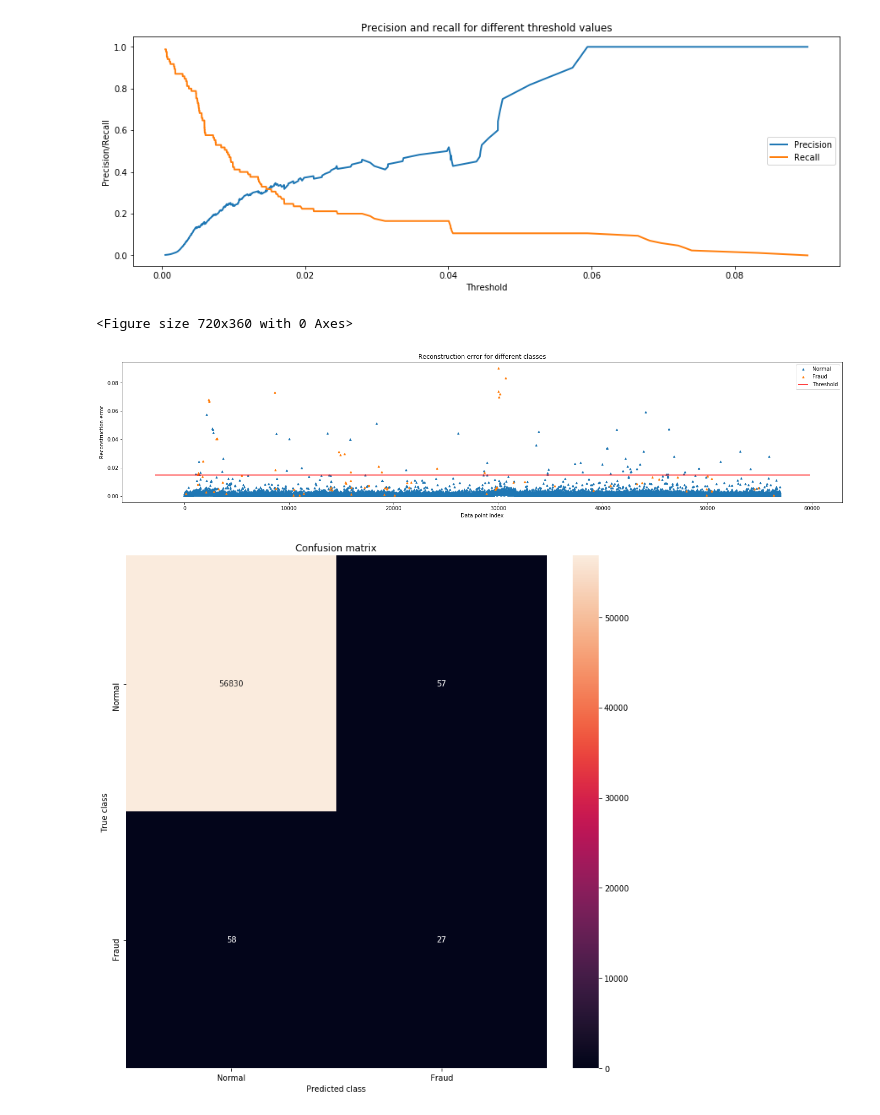
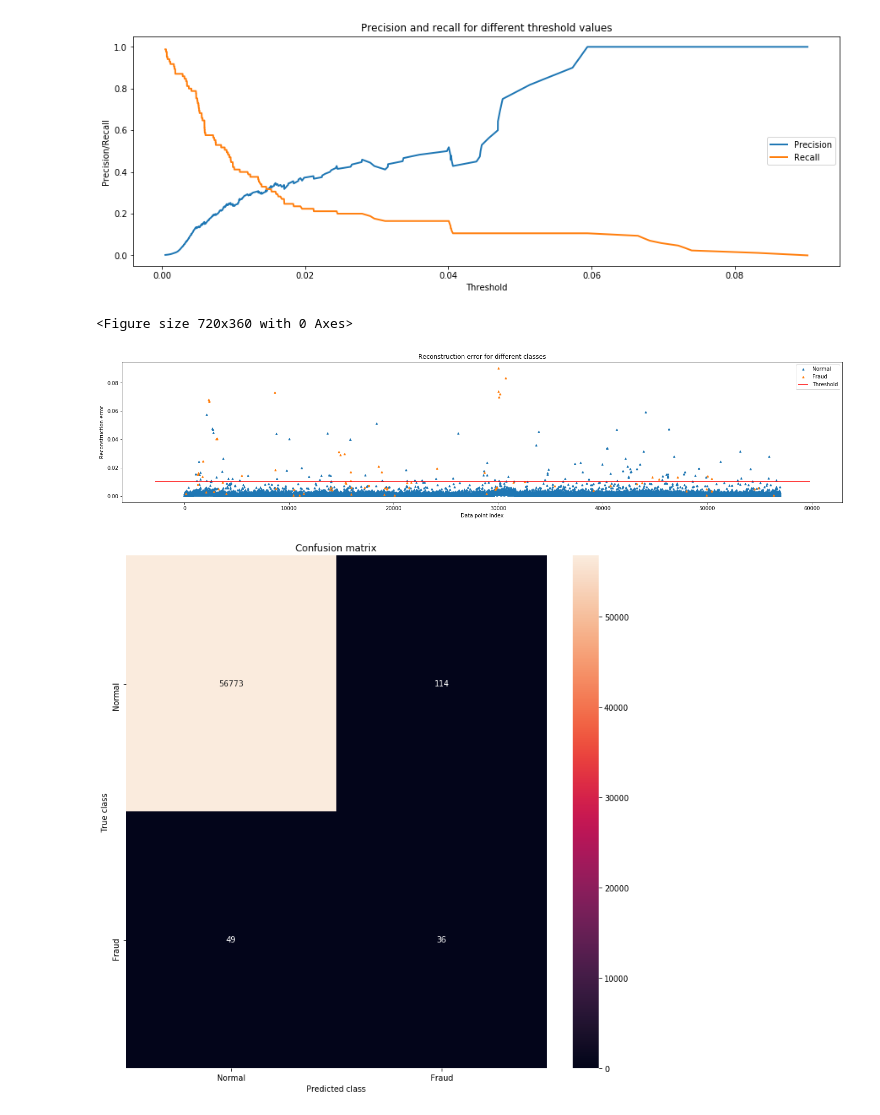
Before and after one commit to kumarnikhil936/FraudDetectionUsingAutoencoders, a Jupyter notebook: autoencoder_h2o.ipynb, the cells around one changed output. Cells and saved outputs as stored; diff of their text form; code cells hidden in the pictures.

Commit message:
Updated the threshold value
Threshold now selected according to the intersection point of P-R curve

```diff
--- a/autoencoder_h2o.ipynb
+++ b/autoencoder_h2o.ipynb
@@ -371,22 +371,22 @@ plt.show()
 [figure]
 # %%
 # plot the testing set with the threshold
-threshold = 0.015
+threshold = 0.01
 plt.figure(figsize=(10,5))
 groups = error_df.groupby('true_class')
 fig, ax = plt.subplots()
 for name, group in groups:
     ax.plot(group.index, group.reconstruction_error, marker='^', ms=3.5, linestyle='',
             label= "Fraud" if name == 1 else "Normal")
 ax.hlines(threshold, ax.get_xlim()[0], ax.get_xlim()[1], colors="r", zorder=100, label='Threshold')
 ax.legend()
 plt.title("Reconstruction error for different classes")
 plt.ylabel("Reconstruction error")
 plt.xlabel("Data point index")
 plt.show()
 # %% [output]
 <Figure size 720x360 with 0 Axes>
-[figure, old version]
+[figure, new version]
 # %%
 
 y_pred = [1 if e > threshold else 0 for e in error_df.reconstruction_error.values]
```
Also changed, not shown: parts of 1 cell of this notebook.
